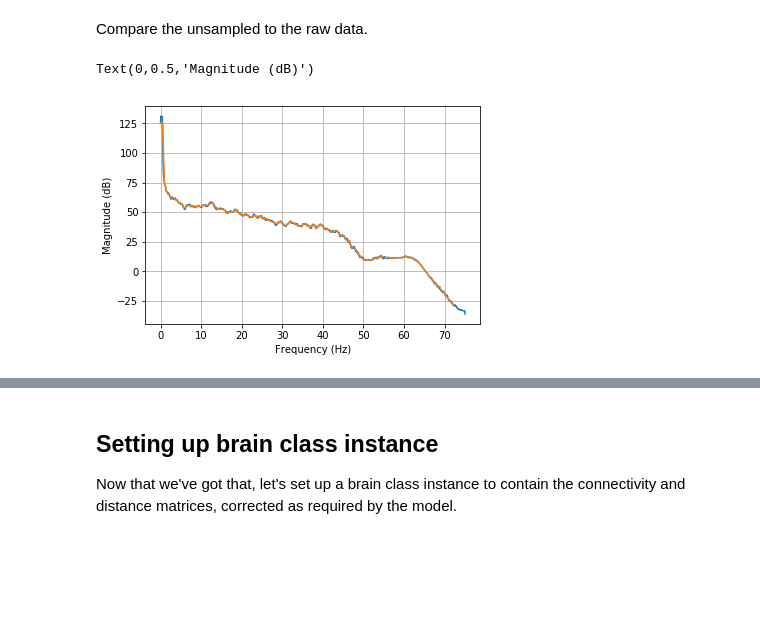
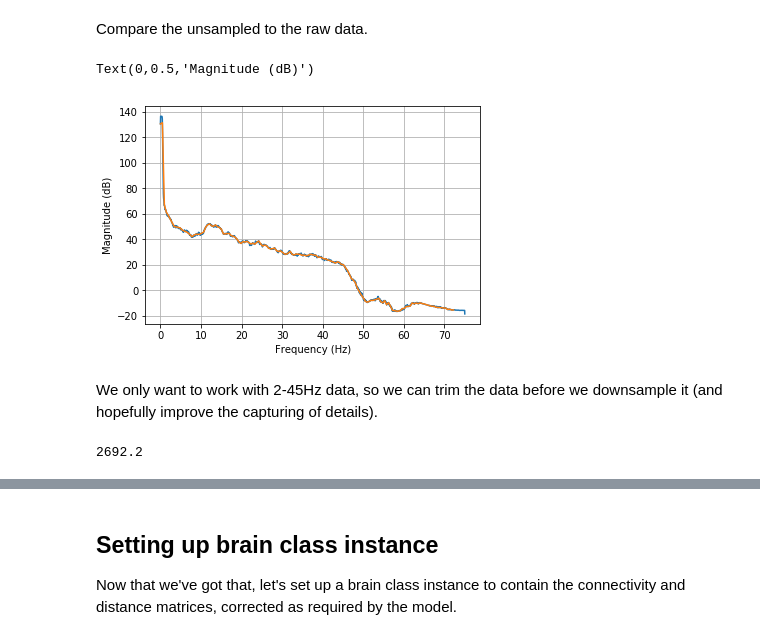
Before and after one commit to Raj-Lab-UCSF/spectrome, a Jupyter notebook: SCFC-spectral-python/SCFC/notebooks/Cost-functions.ipynb, the cells around one changed output, grey strips where cells are left out. Saved outputs shown, nothing was run; the diff lists cells and outputs as text; code cells hidden in the pictures; blank space fills up the shorter version.

```diff
--- a/SCFC-spectral-python/SCFC/notebooks/Cost-functions.ipynb
+++ b/SCFC-spectral-python/SCFC/notebooks/Cost-functions.ipynb
@@ -139,12 +143,18 @@ Text(0,0.5,'Magnitude (dB)')
 Compare the unsampled to the raw data.
 # %%
 fig4 = mpl.figure(num=5, figsize = (6,4))
-mpl.plot(f,functions.mag2db(FMEGdata['LHinsula']))
-mpl.plot(newf,functions.mag2db(downsample['LHinsula']))
+mpl.plot(f,functions.mag2db(FMEGdata['LHbankssts']))
+mpl.plot(newf,functions.mag2db(downsample['LHbankssts']))
 
 mpl.grid(True)
 mpl.xlabel('Frequency (Hz)')
 mpl.ylabel('Magnitude (dB)')
 # %% [output]
 Text(0,0.5,'Magnitude (dB)')
-[figure, old version]
+[figure, new version]
+# %% [markdown]
+We only want to work with 2-45Hz data, so we can trim the data before we downsample it (and hopefully improve the capturing of details).
+# %%
+45/deltaf
+# %% [output]
+2692.2
```
Also changed, not shown: parts of 9 cells of this notebook.
